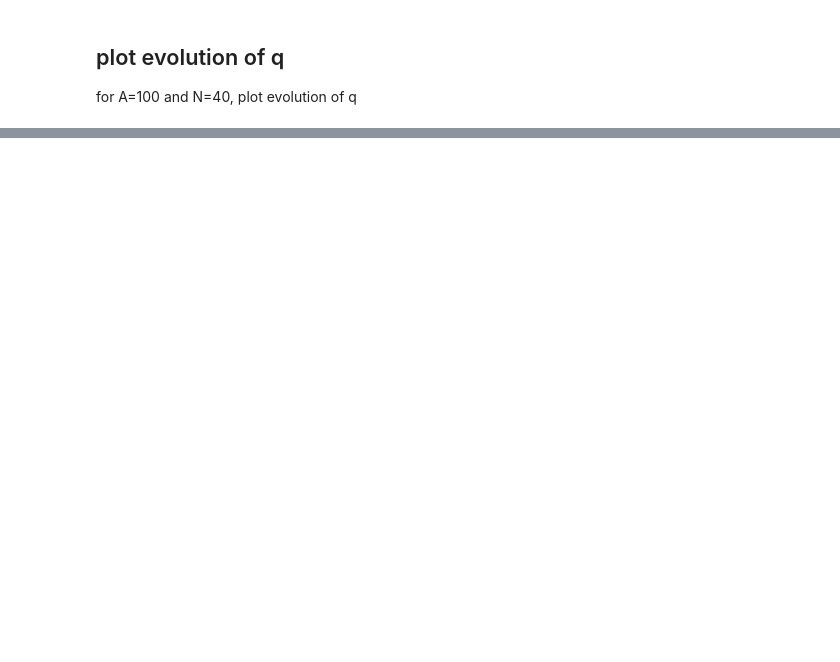
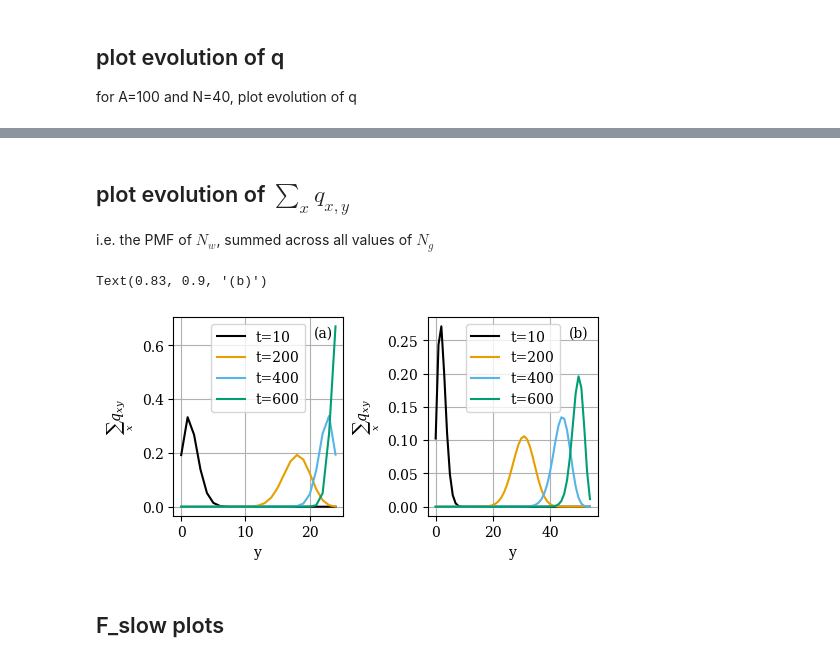
Before and after one commit to ELFREELAND/minecraft_sheep, a Jupyter notebook: stochastic/slow_farmer_stochastic.ipynb, the cells around one changed output, grey strips where cells are left out. Cells and saved outputs as stored; diff of their text form; code cells hidden in the pictures; blank space fills up the shorter version.

```diff
--- a/stochastic/slow_farmer_stochastic.ipynb
+++ b/stochastic/slow_farmer_stochastic.ipynb
@@ -229,0 +247,39 @@ plt.show()
+# %% [markdown]
+## plot evolution of $\sum_{x}q_{x,y}$
+i.e. the PMF of $N_w$, summed across all values of $N_g$
+# %%
+def nwpmf(qxy, N, A):
+    """accept flattened bivariate pmf qxy, and N and A values
+    unflatten qxy into (A+1)x(N+1) array and sum over the Ng axis"""
+    return np.sum(qExpand(qxy, N, A), axis=0)
+# %%
+f, (ax1, ax2) = plt.subplots(ncols=2, layout="constrained", figsize=(5, 2.5))
+
+ax1.set_prop_cycle(wong_cycle)
+ax2.set_prop_cycle(wong_cycle)
+
+for i in [10, 200, 400, 600]:
+    ax2.plot(nwpmf(sol_120["54"]["y"][:,timeToIndex(sol_120["60"]["t"], i)], 54, 120), label="t={0}".format(i))
+
+for i in [10, 200, 400, 600]:
+    ax1.plot(nwpmf(sol_120["24"]["y"][:,timeToIndex(sol_120["24"]["t"], i)], 24, 120), label="t={0}".format(i))
+
+ax1.grid(True)
+ax1.set_xlabel("y")
+ax1.set_ylabel("$\sum_{x}q_{xy}$")
+ax1.legend(loc="upper center")
+
+ax2.grid(True)
+ax2.set_xlabel("y")
+ax2.set_ylabel("$\sum_{x}q_{xy}$")
+ax2.legend(loc="upper center")
+
+ax1.annotate("(a)", (0.83, 0.9), xycoords="axes fraction")
+ax2.annotate("(b)", (0.83, 0.9), xycoords="axes fraction")
+
+#plt.savefig("q_nw_evolution.pdf")
+# %% [output]
+Text(0.83, 0.9, '(b)')
+[figure, added]
+# %% [markdown]
+## F_slow plots
```
Also changed, not shown: parts of 18 cells of this notebook, 8 other files.
